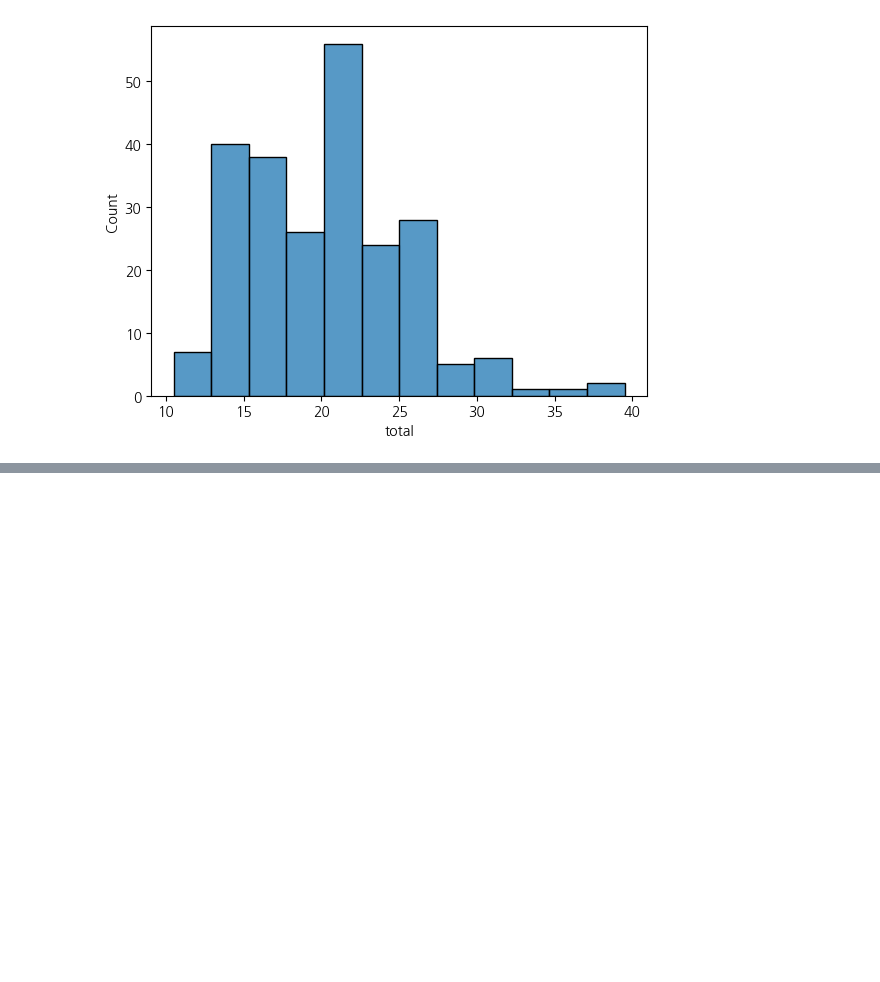
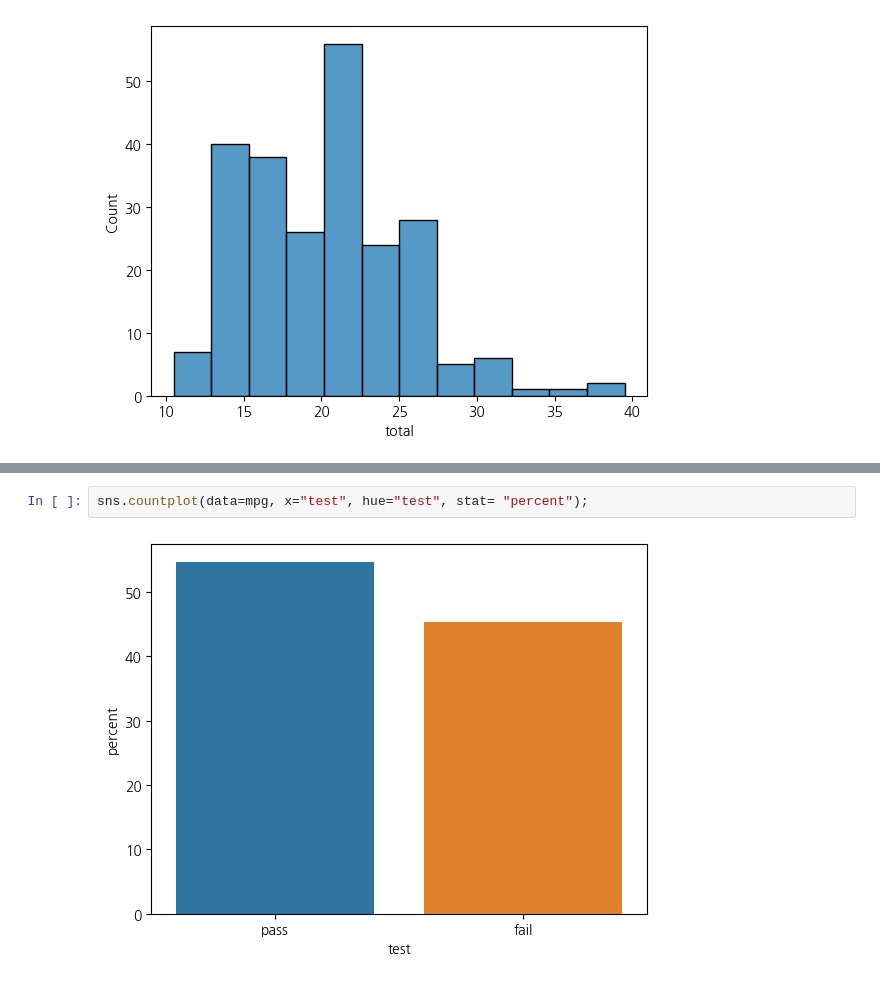
Before and after one commit to jihan4540/2025-1-myclass-BDA, a Jupyter notebook: inclass/05w_B_wed_0402_easy_ch05_06.ipynb, the cells around one changed output, grey strips where cells are left out. Drawn from its saved outputs; the diff is of its cells as text; blank space fills up the shorter version.

```diff
--- a/inclass/05w_B_wed_0402_easy_ch05_06.ipynb
+++ b/inclass/05w_B_wed_0402_easy_ch05_06.ipynb
@@ -163,0 +245,4 @@ sns.histplot(mpg, x="total");
+# %%
+sns.countplot(data=mpg, x="test", hue="test", stat= "percent");
+# %% [output]
+[figure, added]
```
Also changed, not shown: parts of 102 cells of this notebook.
